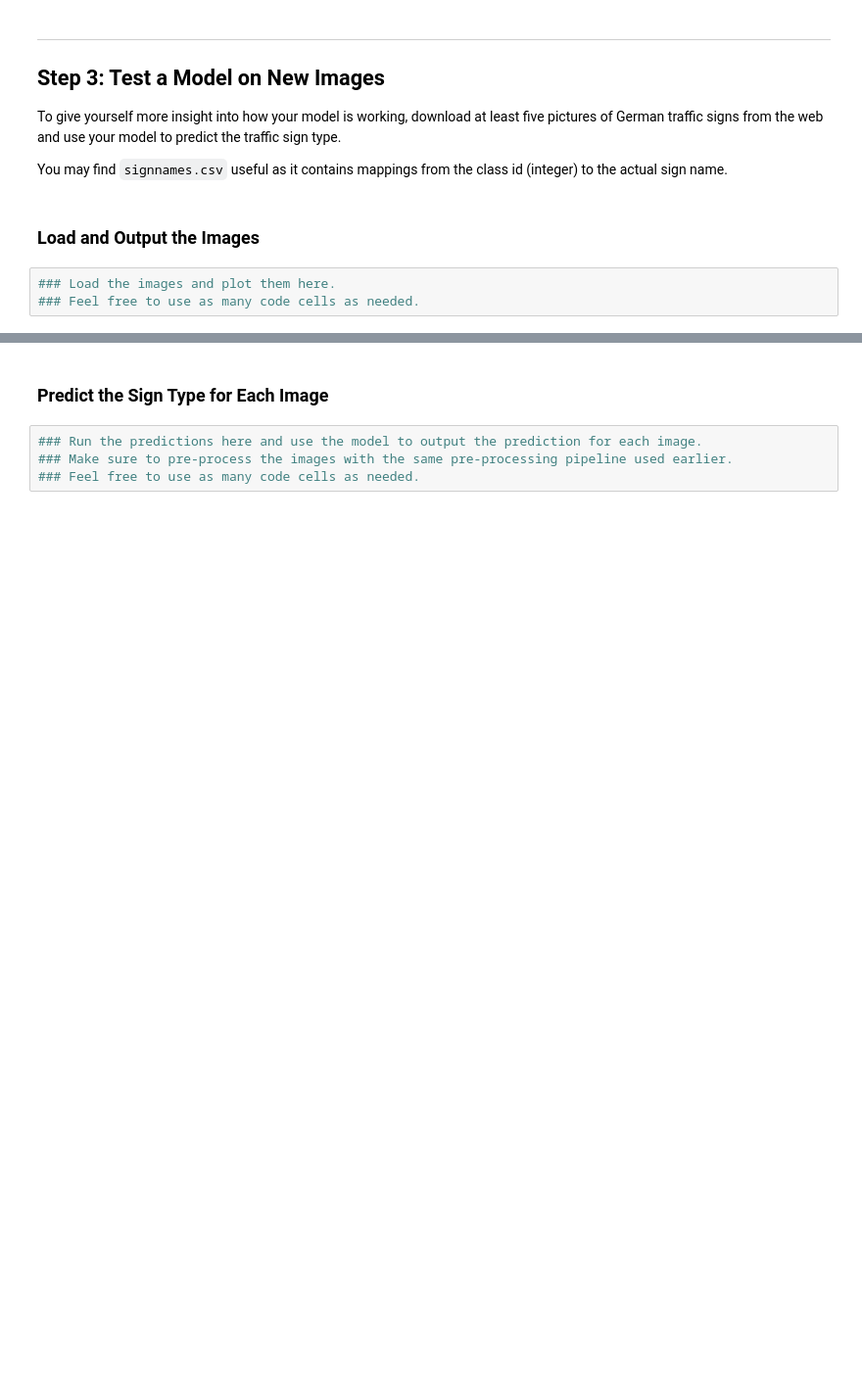
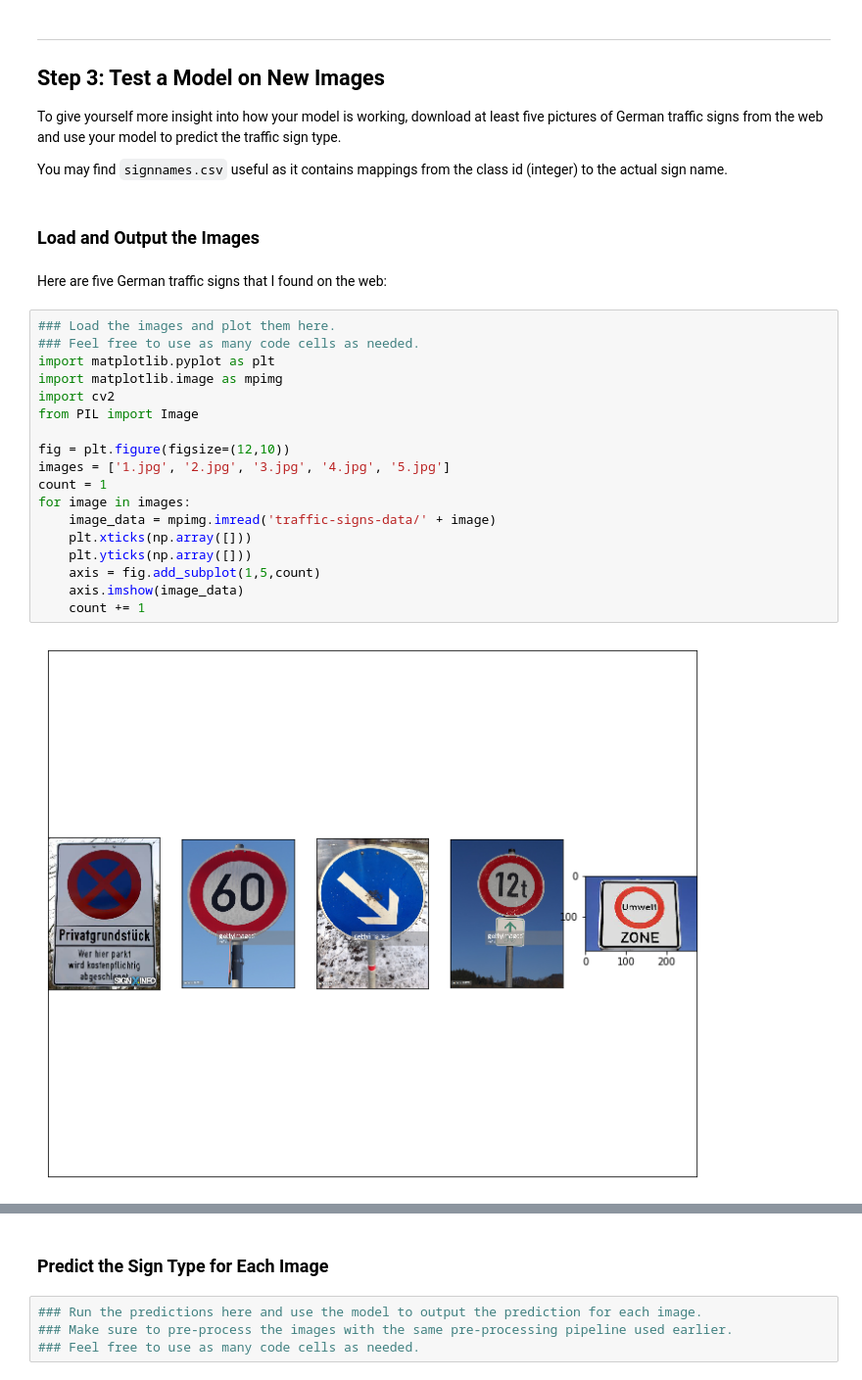
Before and after one commit to donigian/udacity_self_driving_car, a Jupyter notebook: CarND-Traffic-Sign-Classifier-Project/Traffic_Sign_Classifier.ipynb, the cells around one changed output, grey strips where cells are left out. Shown at 98% size. Cells and saved outputs as stored; diff of their text form; blank space fills up the shorter version.

```diff
--- a/CarND-Traffic-Sign-Classifier-Project/Traffic_Sign_Classifier.ipynb
+++ b/CarND-Traffic-Sign-Classifier-Project/Traffic_Sign_Classifier.ipynb
@@ -376,6 +443,25 @@ To give yourself more insight into how your model is working, download at least
 You may find `signnames.csv` useful as it contains mappings from the class id (integer) to the actual sign name.
 # %% [markdown]
 ### Load and Output the Images
-# %%
-### Load the images and plot them here.
-### Feel free to use as many code cells as needed.
+# %% [markdown]
+Here are five German traffic signs that I found on the web:
+# %%
+### Load the images and plot them here.
+### Feel free to use as many code cells as needed.
+import matplotlib.pyplot as plt
+import matplotlib.image as mpimg
+import cv2
+from PIL import Image
+
+fig = plt.figure(figsize=(12,10))
+images = ['1.jpg', '2.jpg', '3.jpg', '4.jpg', '5.jpg']
+count = 1
+for image in images:
+    image_data = mpimg.imread('traffic-signs-data/' + image)
+    plt.xticks(np.array([]))
+    plt.yticks(np.array([]))
+    axis = fig.add_subplot(1,5,count)
+    axis.imshow(image_data)
+    count += 1
+# %% [output]
+[figure, added]
```
Also changed, not shown: parts of 32 cells of this notebook, 5 other files.
